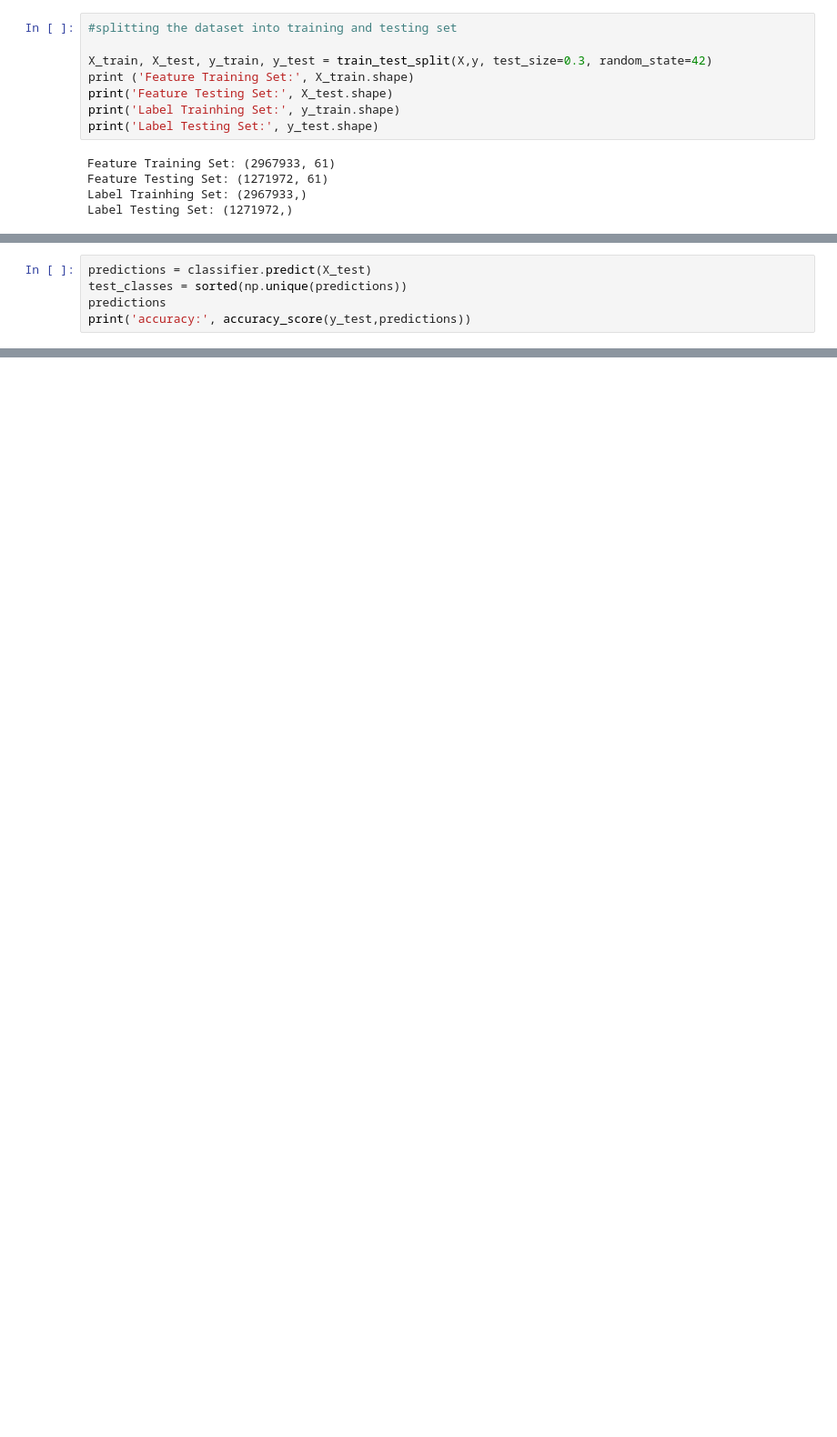
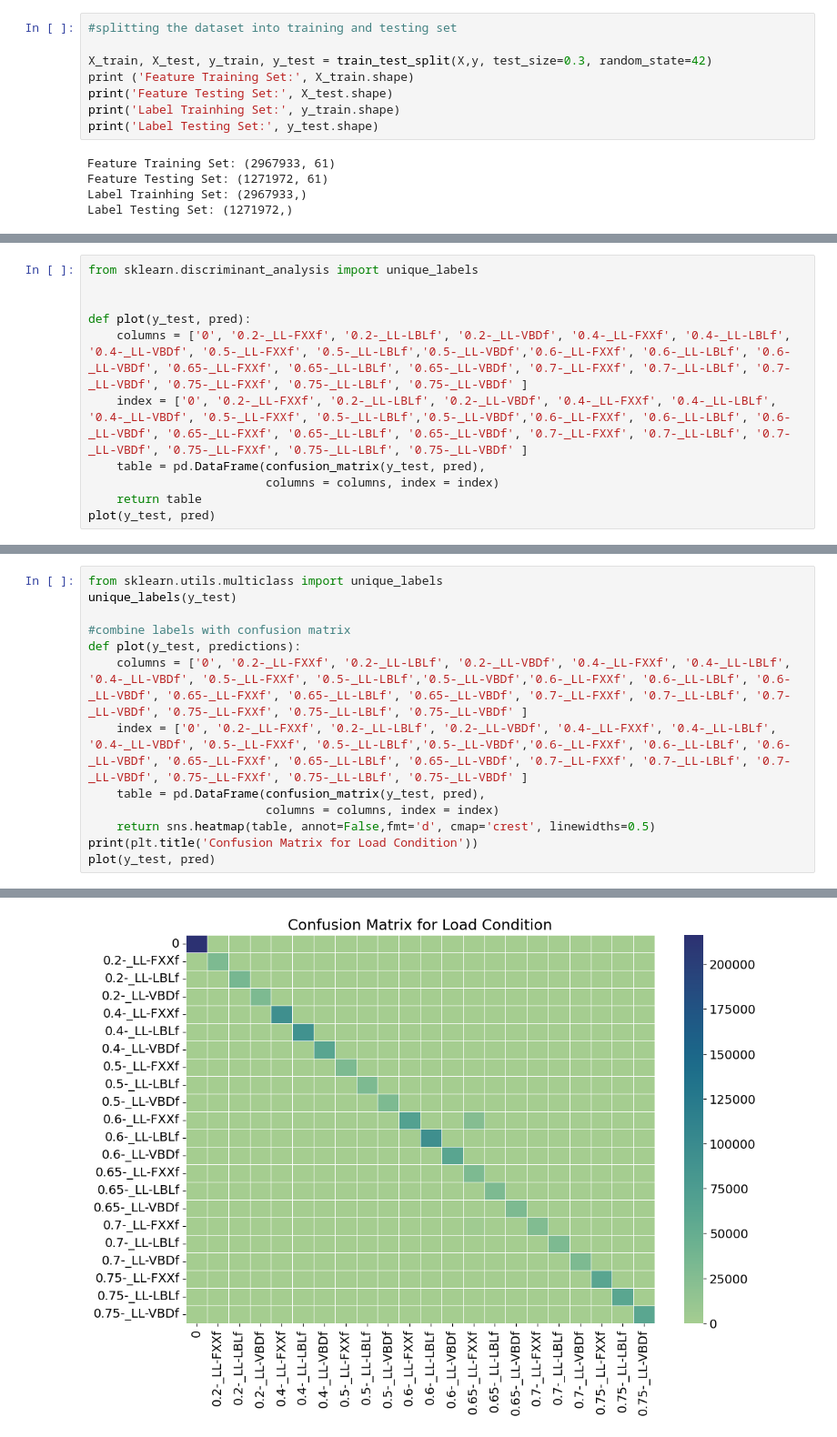
Before and after one commit to Piyush251098/Load-Analysis, a Jupyter notebook: OneVsAll.ipynb, the cells around one changed output, grey strips where cells are left out. Shown at 91% size. Drawn from its saved outputs; the diff is of its cells as text; blank space fills up the shorter version.

```diff
--- a/OneVsAll.ipynb
+++ b/OneVsAll.ipynb
@@ -189,5 +201,0 @@ MLPClassifier(alpha=1e-05, early_stopping=True, hidden_layer_sizes=(100, 50),
-# %%
-predictions = classifier.predict(X_test)
-test_classes = sorted(np.unique(predictions))
-predictions
-print('accuracy:', accuracy_score(y_test,predictions))
@@ -202,0 +216,11 @@ OVR accuracy 0.9260887818285308
+# %%
+from sklearn.discriminant_analysis import unique_labels
+
+
+def plot(y_test, pred):
+    columns = ['0', '0.2-_LL-FXXf', '0.2-_LL-LBLf', '0.2-_LL-VBDf', '0.4-_LL-FXXf', '0.4-_LL-LBLf', '0.4-_LL-VBDf', '0.5-_LL-FXXf', '0.5-_LL-LBLf','0.5-_LL-VBDf','0.6-_LL-FXXf', '0.6-_LL-LBLf', '0.6-_LL-VBDf', '0.65-_LL-FXXf', '0.65-_LL-LBLf', '0.65-_LL-VBDf', '0.7-_LL-FXXf', '0.7-_LL-LBLf', '0.7-_LL-VBDf', '0.75-_LL-FXXf', '0.75-_LL-LBLf', '0.75-_LL-VBDf' ]
+    index = ['0', '0.2-_LL-FXXf', '0.2-_LL-LBLf', '0.2-_LL-VBDf', '0.4-_LL-FXXf', '0.4-_LL-LBLf', '0.4-_LL-VBDf', '0.5-_LL-FXXf', '0.5-_LL-LBLf','0.5-_LL-VBDf','0.6-_LL-FXXf', '0.6-_LL-LBLf', '0.6-_LL-VBDf', '0.65-_LL-FXXf', '0.65-_LL-LBLf', '0.65-_LL-VBDf', '0.7-_LL-FXXf', '0.7-_LL-LBLf', '0.7-_LL-VBDf', '0.75-_LL-FXXf', '0.75-_LL-LBLf', '0.75-_LL-VBDf' ]
+    table = pd.DataFrame(confusion_matrix(y_test, pred),
+                         columns = columns, index = index)
+    return table
+plot(y_test, pred)
@@ -202,0 +246,14 @@ OVR accuracy 0.9260887818285308
+# %%
+from sklearn.utils.multiclass import unique_labels
+unique_labels(y_test)
+
+#combine labels with confusion matrix
+def plot(y_test, predictions):
+    columns = ['0', '0.2-_LL-FXXf', '0.2-_LL-LBLf', '0.2-_LL-VBDf', '0.4-_LL-FXXf', '0.4-_LL-LBLf', '0.4-_LL-VBDf', '0.5-_LL-FXXf', '0.5-_LL-LBLf','0.5-_LL-VBDf','0.6-_LL-FXXf', '0.6-_LL-LBLf', '0.6-_LL-VBDf', '0.65-_LL-FXXf', '0.65-_LL-LBLf', '0.65-_LL-VBDf', '0.7-_LL-FXXf', '0.7-_LL-LBLf', '0.7-_LL-VBDf', '0.75-_LL-FXXf', '0.75-_LL-LBLf', '0.75-_LL-VBDf' ]
+    index = ['0', '0.2-_LL-FXXf', '0.2-_LL-LBLf', '0.2-_LL-VBDf', '0.4-_LL-FXXf', '0.4-_LL-LBLf', '0.4-_LL-VBDf', '0.5-_LL-FXXf', '0.5-_LL-LBLf','0.5-_LL-VBDf','0.6-_LL-FXXf', '0.6-_LL-LBLf', '0.6-_LL-VBDf', '0.65-_LL-FXXf', '0.65-_LL-LBLf', '0.65-_LL-VBDf', '0.7-_LL-FXXf', '0.7-_LL-LBLf', '0.7-_LL-VBDf', '0.75-_LL-FXXf', '0.75-_LL-LBLf', '0.75-_LL-VBDf' ]
+    table = pd.DataFrame(confusion_matrix(y_test, pred),
+                         columns = columns, index = index)
+    return sns.heatmap(table, annot=False,fmt='d', cmap='crest', linewidths=0.5)
+print(plt.title('Confusion Matrix for Load Condition'))
+plot(y_test, pred)
+# %% [output]
@@ -203 +262,2 @@ OVR accuracy 0.9260887818285308
+[figure, added]
 # %%
```
Also changed, not shown: parts of 17 cells of this notebook, 4 other files.
